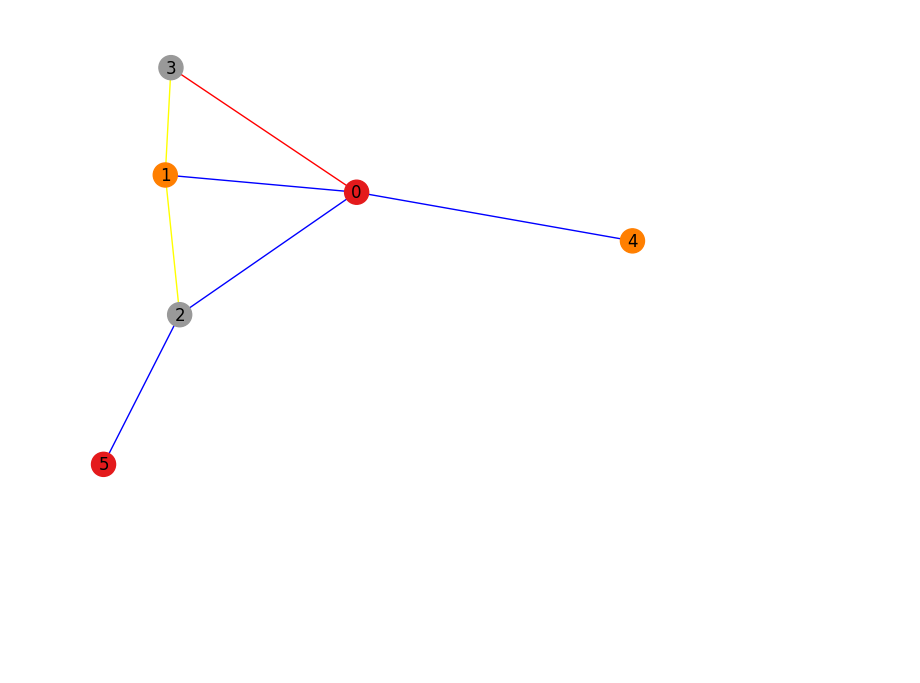
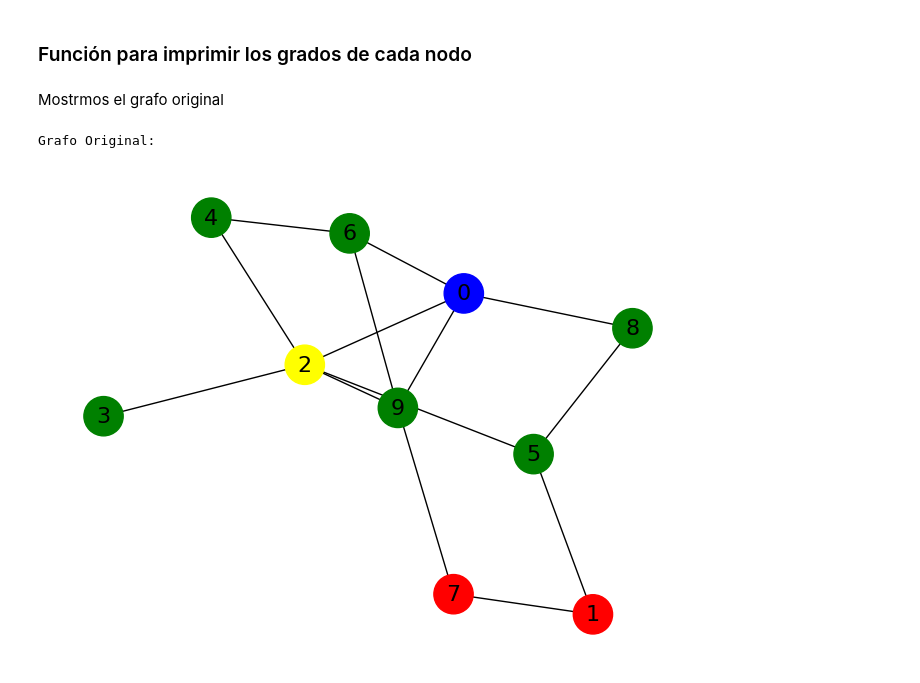
Before and after one commit to marcosd59/IT0425-INTELIGENCIA_ARTIFICIAL, a Jupyter notebook: Parcial 1/Proyecto/Coloreado de Grafos.ipynb, the cells around one changed output. Cells and saved outputs as stored; diff of their text form; code cells hidden in the pictures; blank space fills up the shorter version.

```diff
--- a/Parcial 1/Proyecto/Coloreado de Grafos.ipynb
+++ b/Parcial 1/Proyecto/Coloreado de Grafos.ipynb
@@ -10,0 +13,8 @@
+# %%
+def crear_grafo(n_vertices):
+	G = nx.Graph()
+	G.add_nodes_from(range(n_vertices))
+	while not nx.is_connected(G):
+		v1, v2 = random.sample(list(G.nodes), 2)
+		G.add_edge(v1, v2)
+	return G
@@ -10,0 +23,5 @@
+# %%
+def asignar_colores(G):
+    colores = ['red', 'green', 'blue', 'yellow']
+    for nodo in G.nodes:
+        G.nodes[nodo]['color'] = random.choice(colores)
@@ -11 +30,7 @@
+# %%
+def mostrar_grafo(G):
+    colores = [G.nodes[n]['color'] for n in G.nodes]
+    nx.draw(G, with_labels=True, node_color=colores,
+            node_size=800, font_size=16)
+    plt.show()
 # %% [markdown]
@@ -67 +38,4 @@ plt.show()
+# %%
+# n_vertices = int(input("Ingrese el número de vértices: "))
+n_vertices = 10
 # %% [markdown]
@@ -97,7 +42,0 @@ node_colors = [vertex_colors[node] for node in G.nodes]
-# %%
-# Dibujar el grafo
-nx.draw(G, with_labels=True, node_color=node_colors,
-        edge_color=colors, cmap=plt.cm.Set1)
-plt.show()
-# %% [output]
-[figure, removed]
@@ -103,0 +56,2 @@ plt.show()
+# %% [markdown]
+### Función para imprimir los grados de cada nodo
@@ -103,0 +64,10 @@ plt.show()
+# %% [markdown]
+Mostrmos el grafo original
+# %%
+G = crear_grafo(n_vertices)
+asignar_colores(G)
+print("Grafo Original:")
+mostrar_grafo(G)
+# %% [output]
+Grafo Original:
+[figure, added]
```
Also changed, not shown: parts of 24 cells of this notebook.
